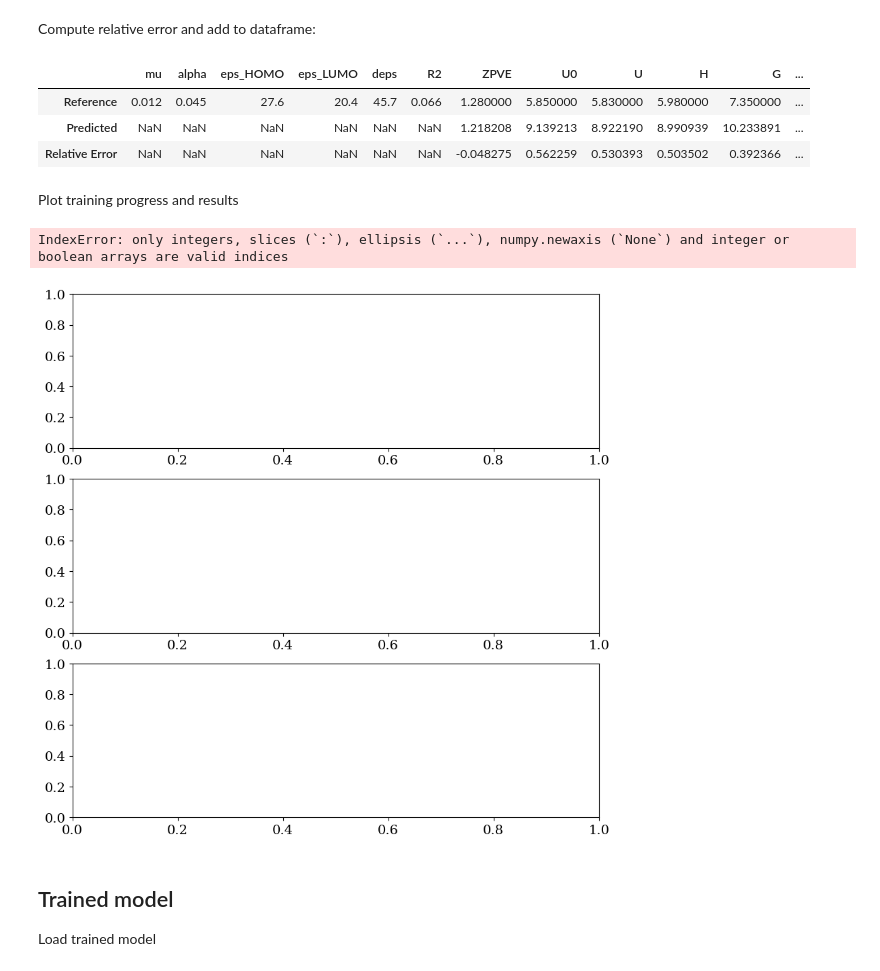
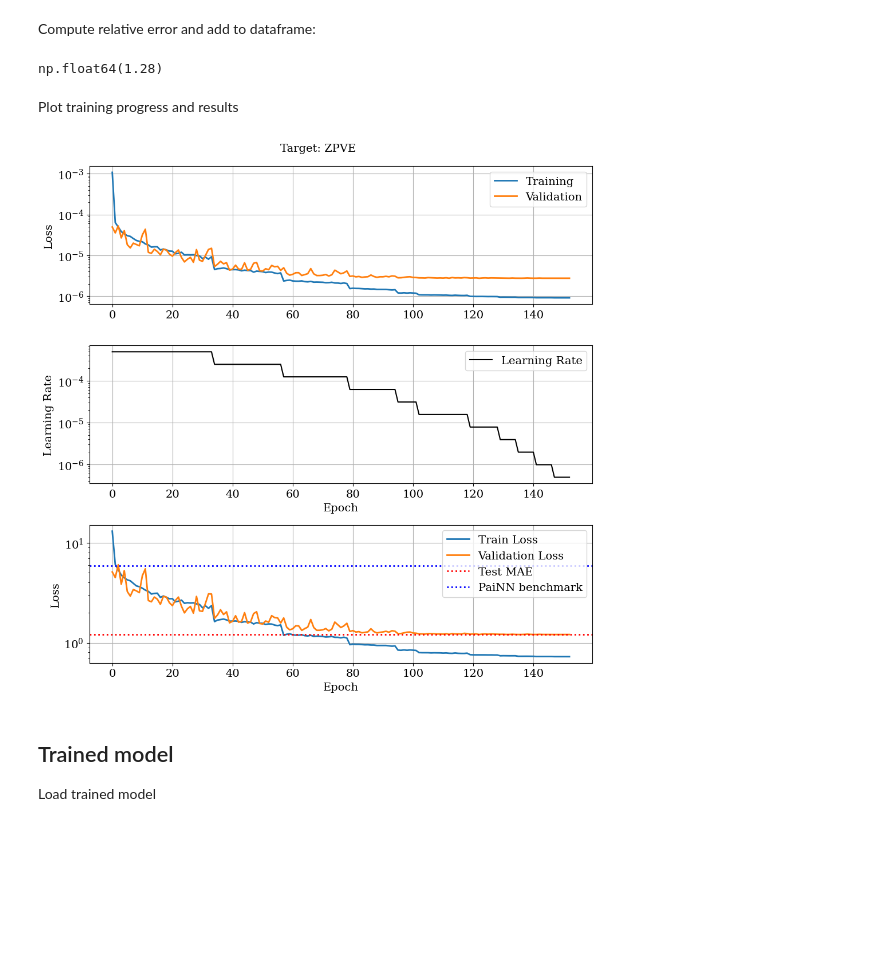
Before and after one commit to MarkusTHolm/DeepLearning_PAINN, a Jupyter notebook: examples/dataplotter.ipynb, the cells around one changed output. Saved outputs shown, nothing was run; the diff lists cells and outputs as text; code cells hidden in the pictures; blank space fills up the shorter version.

```diff
--- a/examples/dataplotter.ipynb
+++ b/examples/dataplotter.ipynb
@@ -77,12 +77,9 @@ df = pd.concat([df, pd.DataFrame([relative_errors])])
 df = pd.DataFrame(df)
 # %%
 df.index = ['Reference', 'Predicted', 'Relative Error']
-df
+df.fillna('-', inplace=False)
 # %% [output]
-|  | mu | alpha | eps_HOMO | eps_LUMO | deps | R2 | ZPVE | U0 | U | H | G | ... |
-| Reference | 0.012 | 0.045 | 27.6 | 20.4 | 45.7 | 0.066 | 1.280000 | 5.850000 | 5.830000 | 5.980000 | 7.350000 | ... |
-| Predicted | NaN | NaN | NaN | NaN | NaN | NaN | 1.218208 | 9.139213 | 8.922190 | 8.990939 | 10.233891 | ... |
-| Relative Error | NaN | NaN | NaN | NaN | NaN | NaN | -0.048275 | 0.562259 | 0.530393 | 0.503502 | 0.392366 | ... |
+np.float64(1.28)
 # %% [markdown]
 Plot training progress and results
 # %%
@@ -97,38 +94,38 @@ def plot_training_progress(data):
     ax1.semilogy(data['epoch'], data['val_loss'],'-', lw=lw, label='Validation')
     # ax1.set_xlabel('Epoch')
     ax1.set_ylabel('Loss')
     ax1.legend(loc='upper right')  # Legend for the first y-axis
     ax1.grid(True)
 
     # Plot secondary y-axis (learning rate) on the second subplot
     ax2.semilogy(data['epoch'], data['lr'], 'k-', label='Learning Rate')
     ax2.set_xlabel('Epoch')
     ax2.set_ylabel('Learning Rate', color='k')
     ax2.tick_params(axis='y', labelcolor='k')
     ax2.legend(loc='upper right')  # Combine legends
     ax2.grid(True)
 
-    plt.suptitle('Training Progress')
+    target_name = target_names[data['target']]
+    plt.suptitle(f"Target: {target_name}")
     fig.tight_layout()
 
     # Plot primary y-axis (losses) on the first subplot
     ax3.semilogy(data['epoch'], data['train_MAE'],'-', lw=lw, label='Train Loss')
     ax3.semilogy(data['epoch'], data['val_MAE'],'-', lw=lw, label='Validation Loss')
     ax3.set_xlabel('Epoch')
     ax3.set_ylabel('Loss')
         # Plot test MAE as a horizontal line
     test_mae = data['test_MAE'][0]  # Convert tensor to a scalar
     ax3.axhline(y=test_mae, color='r', linestyle=':', lw=lw, label='Test MAE')
-    ax3.axhline(y=5.85, color='b', linestyle=':', lw=lw, label='PaiNN benchmark')
+    ax3.axhline(y=df[target_name]['Reference'], color='b', linestyle=':', lw=lw, label='PaiNN benchmark')
     ax3.legend(loc='upper right')  # Update legend to include Test MAE
     ax3.grid(True)
     fig.tight_layout()
     plt.show()
 
-plot_training_progress(data)
+plot_training_progress(res_all['target_6'])
 # %% [output]
-IndexError: only integers, slices (`:`), ellipsis (`...`), numpy.newaxis (`None`) and integer or boolean arrays are valid indices
-[figure, old version]
+[figure, new version]
 # %% [markdown]
 ## Trained model
 
```
Also changed, not shown: parts of 3 cells of this notebook, 2 other files.
